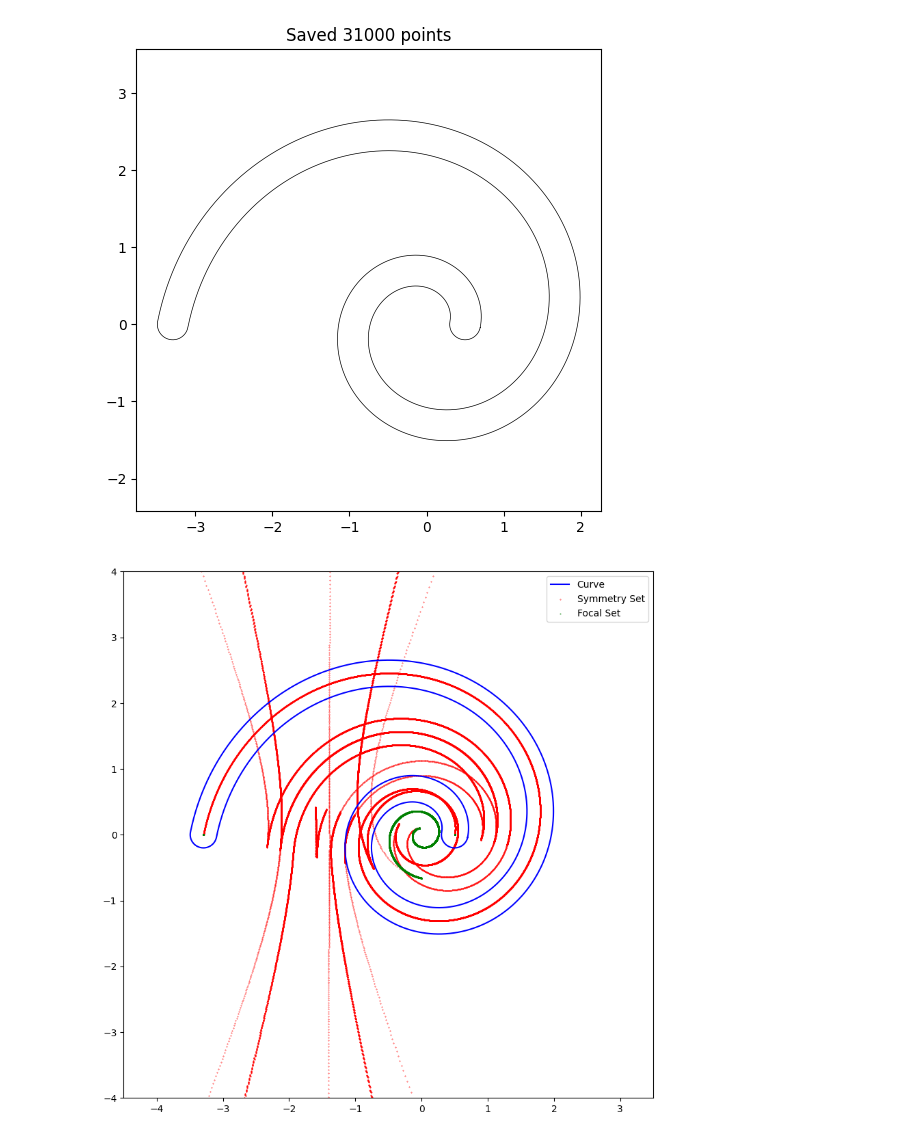
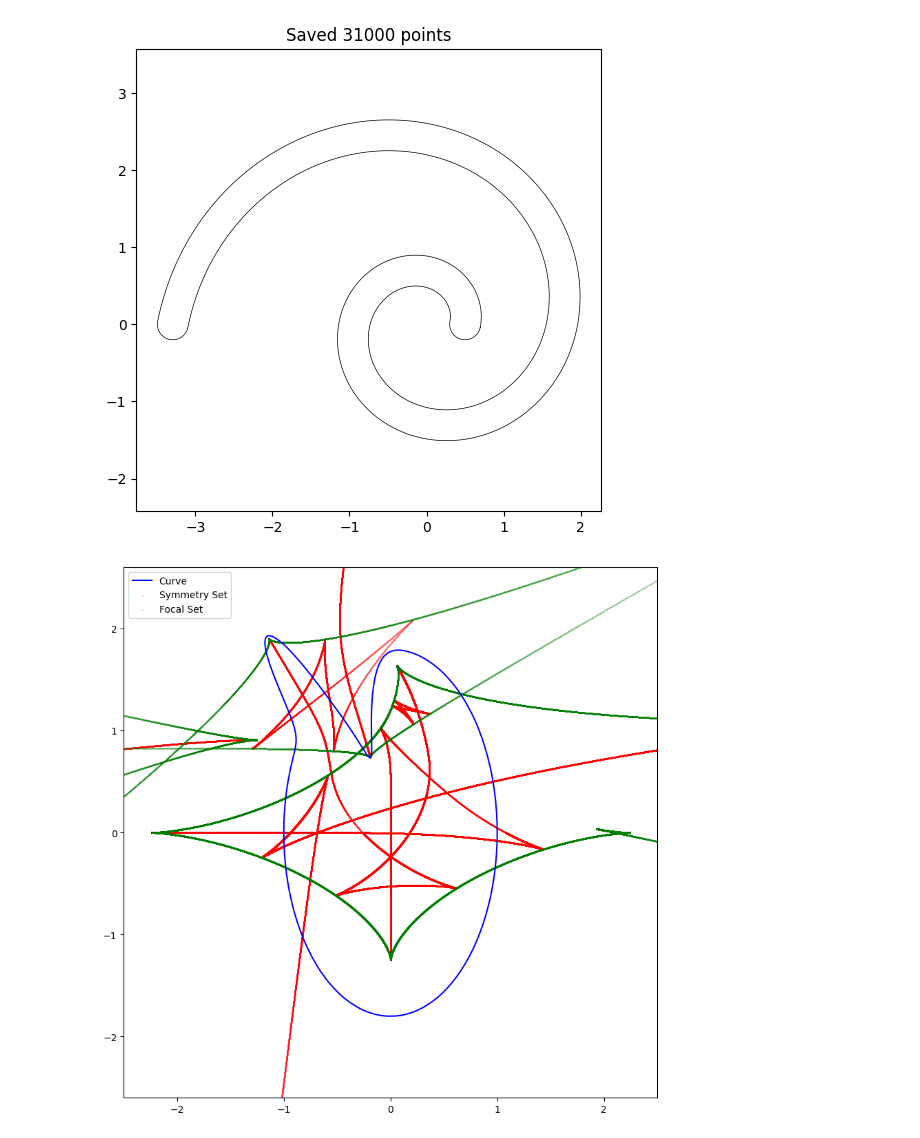
Before and after one commit to scarroy-02/symmetry_set, a Jupyter notebook: sym_algo.ipynb, the cells around one changed output. Saved outputs shown, nothing was run; the diff lists cells and outputs as text; code cells hidden in the pictures.

Commit message:
added enhanced monodromy

```diff
--- a/sym_algo.ipynb
+++ b/sym_algo.ipynb
@@ -928,31 +928,33 @@ Success! Generated 31000 points.
 File saved as: spiral_points.csv
 [figure]
 # %%
+import pandas as pd
+import matplotlib.pyplot as plt
 # Load CSV
-df = pd.read_csv("generic_spiral_sf.csv")
-curve_df = pd.read_csv("generic_spiral_points.csv")
+df = pd.read_csv("monodromyfig4_v3.csv")
+curve_df = pd.read_csv("monodromyfig4_points.csv")
 # Separate points
-curve = curve_df[1::]
+curve = df[df['type'] == 'curve']
 symmetry = df[df['type'] == 'symmetry']
 focal = df[df['type'] == 'focal']
 
 plt.figure(figsize=(10,10))
 
 # Curve as solid blue
 plt.plot(curve['x'], curve['y'], 'b-', label='Curve')
 
 # Symmetry points as red dots
-plt.scatter(symmetry['x'], symmetry['y'], c='r', s=0.1, label='Symmetry Set')
+plt.scatter(symmetry['x'], symmetry['y'], c='r', s=0.03, label='Symmetry Set')
 
 # Focal set as dashed green line
-plt.scatter(focal['x'], focal['y'], c='g', s=0.1, label='Focal Set')
+plt.scatter(focal['x'], focal['y'], c='g', s=0.03, label='Focal Set')
 
 # Set axis ranges
-plt.xlim(-4.5, 3.5)
-plt.ylim(-4, 4)
+plt.xlim(-2.5, 2.5)
+plt.ylim(-2.6, 2.6)
 
 # plt.axis('auto')
 plt.legend()
 plt.show()
 # %% [output]
-[figure, old version]
+[figure, new version]
```
Also changed, not shown: 7 other files.
